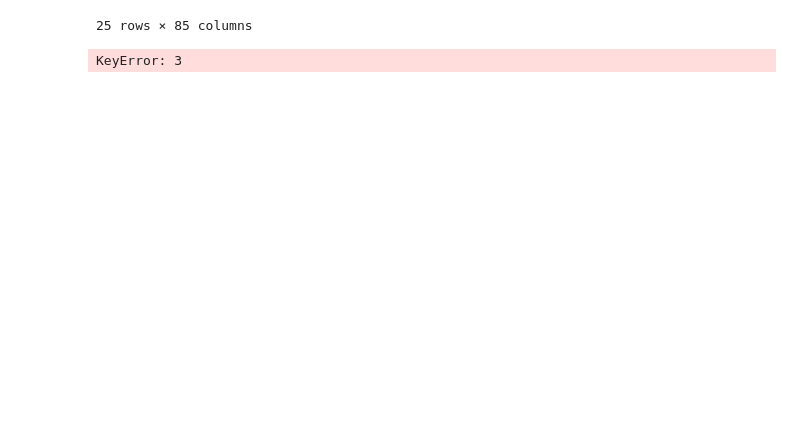
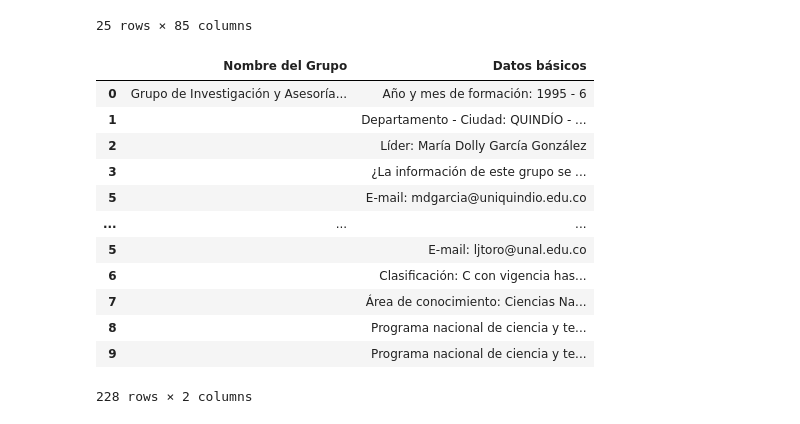
Before and after one commit to leosanron/WebscrapingMinCiencias, a Jupyter notebook: WebSrapingMinciencias.ipynb, the cells around one changed output. Drawn from its saved outputs; the diff is of its cells as text; code cells hidden in the pictures; blank space fills up the shorter version.

Commit message:
Bases de datos de celula de cobertura vegetal procesadas

```diff
--- a/WebSrapingMinciencias.ipynb
+++ b/WebSrapingMinciencias.ipynb
@@ -215,27 +215,42 @@ df
 # %%
 ##Eliminar los sin dato y los vacios (:  -)
 
 #Crear tabla de datos basicos
 DatosBasicos = pd.DataFrame(columns=['Nombre del Grupo','Datos básicos'])
 for j in range(0,df.shape[0]):
-    dfDatosBasidos = pd.DataFrame(columns=['Nombre del Grupo','Datos básicos'])
-    ListaDatosBasicos = df["Datos básicos"][j].split("... ")
-    for i in range (0,len(ListaDatosBasicos)-1):
-        if i == 0:
-            dfDatosBasidos.loc[len(dfDatosBasidos)] = [df["Nombre del Grupo"][j], ListaDatosBasicos[i]]
-        else:
-            dfDatosBasidos.loc[len(dfDatosBasidos)] = ["", ListaDatosBasicos[i]]
-    #REMOVER LAS FILAS QUE NO SIRVEN
-    v1 = dfDatosBasidos.iloc[:, 1].str.contains("sin dato",case=False)
-    v2 = dfDatosBasidos.iloc[:, 1].str.contains(":  -",case=False)
-    for i in range (0,len(ListaDatosBasicos)-1):
-        if (v1[i] == True) or (v2[i] == True):
-            dfDatosBasidos = dfDatosBasidos.drop([i],axis=0)
-    DatosBasicos = pd.concat([DatosBasicos, dfDatosBasidos])
+    try:
+        dfDatosBasidos = pd.DataFrame(columns=['Nombre del Grupo','Datos básicos'])
+        ListaDatosBasicos = df["Datos básicos"][j].split("... ")
+        for i in range (0,len(ListaDatosBasicos)-1):
+            if i == 0:
+                dfDatosBasidos.loc[len(dfDatosBasidos)] = [df["Nombre del Grupo"][j], ListaDatosBasicos[i]]
+            else:
+                dfDatosBasidos.loc[len(dfDatosBasidos)] = ["", ListaDatosBasicos[i]]
+        #REMOVER LAS FILAS QUE NO SIRVEN
+        v1 = dfDatosBasidos.iloc[:, 1].str.contains("sin dato",case=False)
+        v2 = dfDatosBasidos.iloc[:, 1].str.contains(":  -",case=False)
+        for i in range (0,len(ListaDatosBasicos)-1):
+            if (v1[i] == True) or (v2[i] == True):
+                dfDatosBasidos = dfDatosBasidos.drop([i],axis=0)
+        DatosBasicos = pd.concat([DatosBasicos, dfDatosBasidos])
+    except:
+        pass
 DatosBasicos.to_excel("DatosBasicos.xlsx")
 DatosBasicos
 # %% [output]
+|  | Nombre del Grupo | Datos básicos |
+| 0 | Grupo de Investigación y Asesoría... | Año y mes de formación: 1995 - 6 |
+| 1 |  | Departamento - Ciudad: QUINDÍO - ... |
+| 2 |  | Líder: María Dolly García González |
+| 3 |  | ¿La información de este grupo se ... |
+| 5 |  | E-mail: mdgarcia@uniquindio.edu.co |
+| ... | ... | ... |
+| 5 |  | E-mail: ljtoro@unal.edu.co |
+| 6 |  | Clasificación: C con vigencia has... |
+| 7 |  | Área de conocimiento: Ciencias Na... |
+| 8 |  | Programa nacional de ciencia y te... |
+| 9 |  | Programa nacional de ciencia y te... |
-KeyError: 3
+228 rows × 2 columns
 # %%
 # Crear tabla de informacion de los grupos
 DatosGrupo = df.iloc[:,0:6].drop(["Datos básicos"],axis=1)
```
Also changed, not shown: parts of 3 cells of this notebook, 7 other files.
